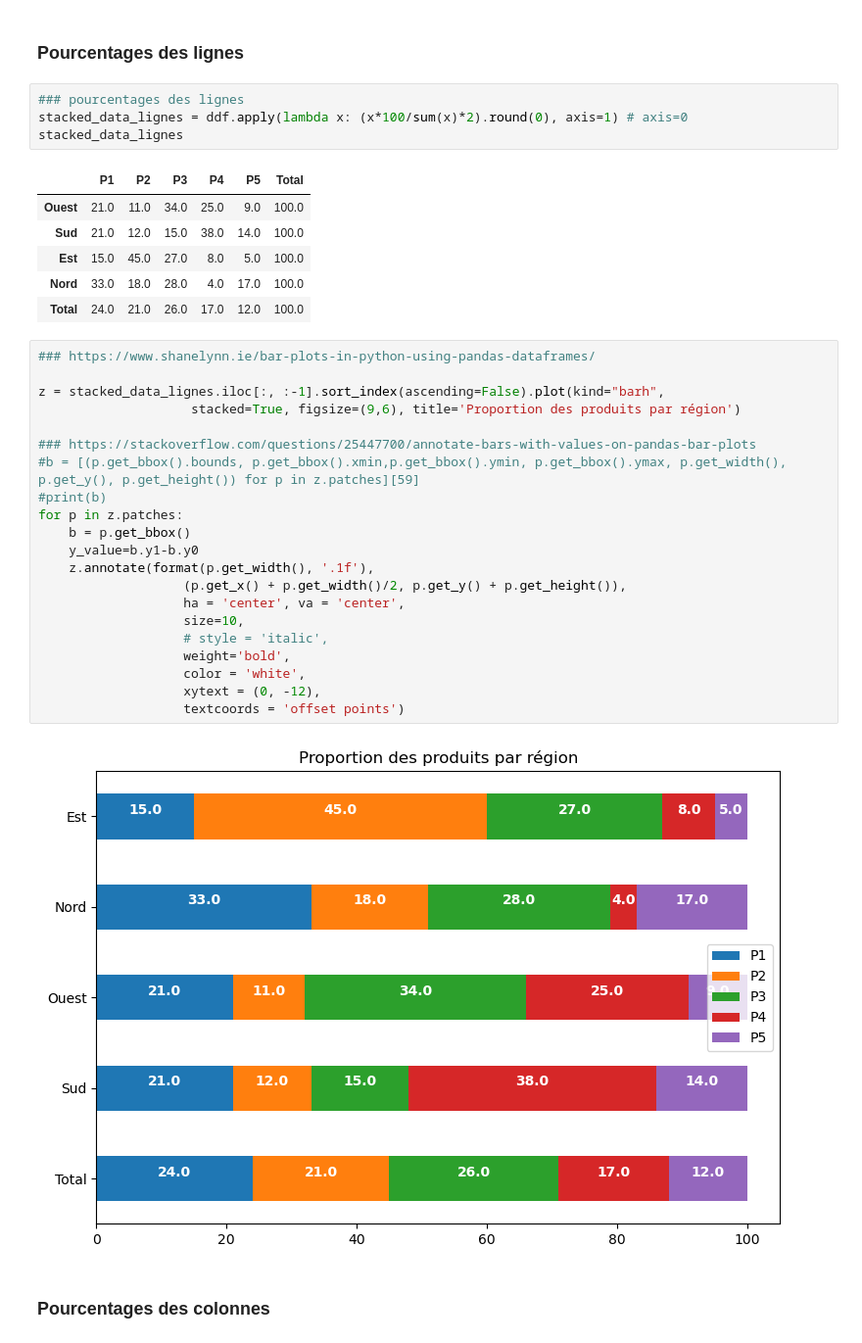
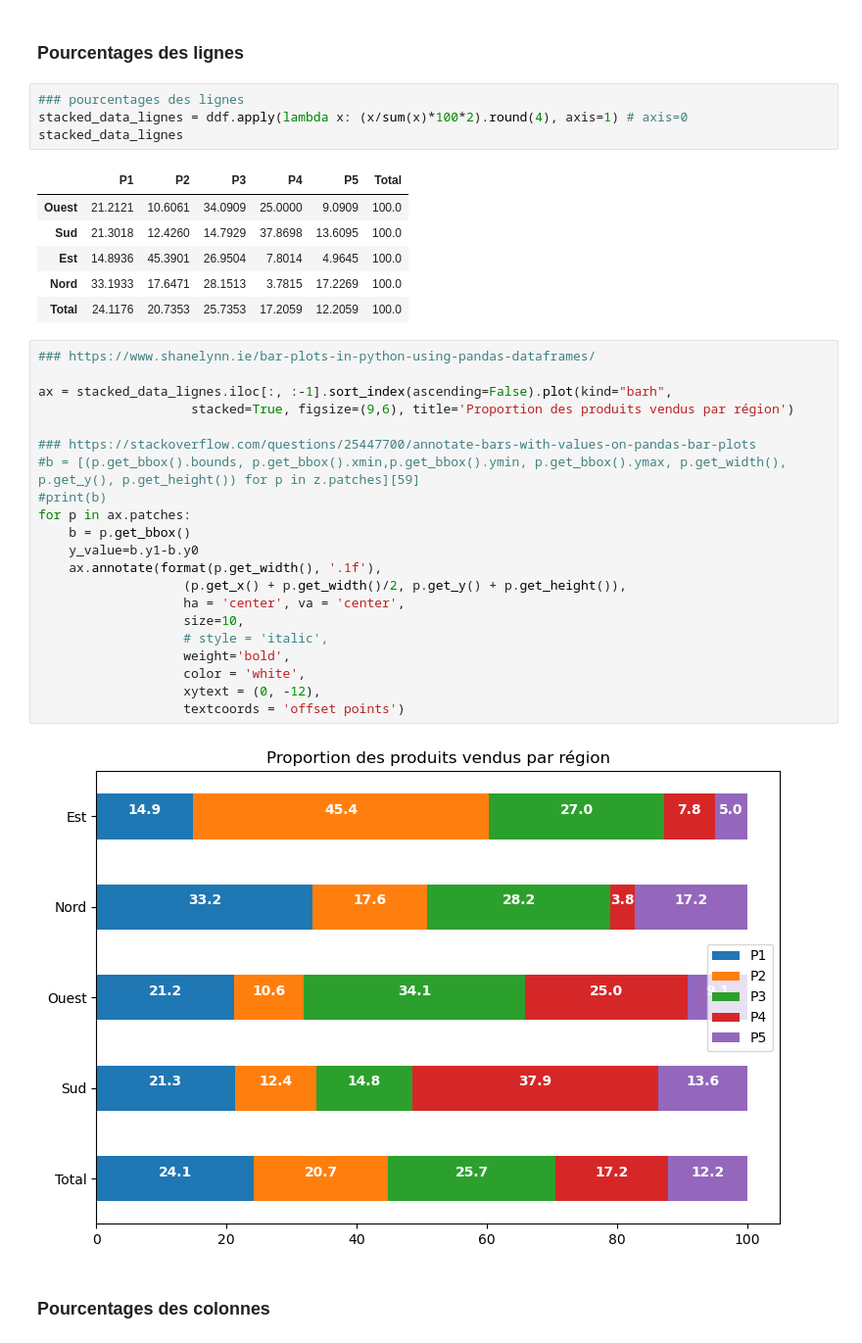
Before and after one commit to Sciences-historiques-numeriques/histoire_numerique_methodes, a Jupyter notebook: statistiques_descriptives/analyse_bivariee_quali_manuels.ipynb, the cells around one changed output. Shown: that part at 98% size. Cells and saved outputs as stored; diff of their text form.

```diff
--- a/statistiques_descriptives/analyse_bivariee_quali_manuels.ipynb
+++ b/statistiques_descriptives/analyse_bivariee_quali_manuels.ipynb
@@ -83,38 +83,38 @@ ddf_frq
 ### Pourcentages des lignes
 # %%
 ### pourcentages des lignes
-stacked_data_lignes = ddf.apply(lambda x: (x*100/sum(x)*2).round(0), axis=1) # axis=0
+stacked_data_lignes = ddf.apply(lambda x: (x/sum(x)*100*2).round(4), axis=1) # axis=0
 stacked_data_lignes
 # %% [output]
 |  | P1 | P2 | P3 | P4 | P5 | Total |
-| Ouest | 21.0 | 11.0 | 34.0 | 25.0 | 9.0 | 100.0 |
-| Sud | 21.0 | 12.0 | 15.0 | 38.0 | 14.0 | 100.0 |
-| Est | 15.0 | 45.0 | 27.0 | 8.0 | 5.0 | 100.0 |
-| Nord | 33.0 | 18.0 | 28.0 | 4.0 | 17.0 | 100.0 |
-| Total | 24.0 | 21.0 | 26.0 | 17.0 | 12.0 | 100.0 |
+| Ouest | 21.2121 | 10.6061 | 34.0909 | 25.0000 | 9.0909 | 100.0 |
+| Sud | 21.3018 | 12.4260 | 14.7929 | 37.8698 | 13.6095 | 100.0 |
+| Est | 14.8936 | 45.3901 | 26.9504 | 7.8014 | 4.9645 | 100.0 |
+| Nord | 33.1933 | 17.6471 | 28.1513 | 3.7815 | 17.2269 | 100.0 |
+| Total | 24.1176 | 20.7353 | 25.7353 | 17.2059 | 12.2059 | 100.0 |
 # %%
 ### https://www.shanelynn.ie/bar-plots-in-python-using-pandas-dataframes/
 
-z = stacked_data_lignes.iloc[:, :-1].sort_index(ascending=False).plot(kind="barh",
-                    stacked=True, figsize=(9,6), title='Proportion des produits par région')
+ax = stacked_data_lignes.iloc[:, :-1].sort_index(ascending=False).plot(kind="barh",
+                    stacked=True, figsize=(9,6), title='Proportion des produits vendus par région')
 
 ### https://stackoverflow.com/questions/25447700/annotate-bars-with-values-on-pandas-bar-plots
 #b = [(p.get_bbox().bounds, p.get_bbox().xmin,p.get_bbox().ymin, p.get_bbox().ymax, p.get_width(), p.get_y(), p.get_height()) for p in z.patches][59]
 #print(b)
-for p in z.patches:
+for p in ax.patches:
     b = p.get_bbox()
     y_value=b.y1-b.y0
-    z.annotate(format(p.get_width(), '.1f'),
+    ax.annotate(format(p.get_width(), '.1f'),
                    (p.get_x() + p.get_width()/2, p.get_y() + p.get_height()),
                    ha = 'center', va = 'center',
                    size=10,
                    # style = 'italic',
                    weight='bold',
                    color = 'white',
                    xytext = (0, -12),
                    textcoords = 'offset points')
 # %% [output]
-[figure, old version]
+[figure, new version]
 # %% [markdown]
 ### Pourcentages des colonnes
 # %%
```
Also changed, not shown: parts of 47 cells of this notebook, 1 other file.
